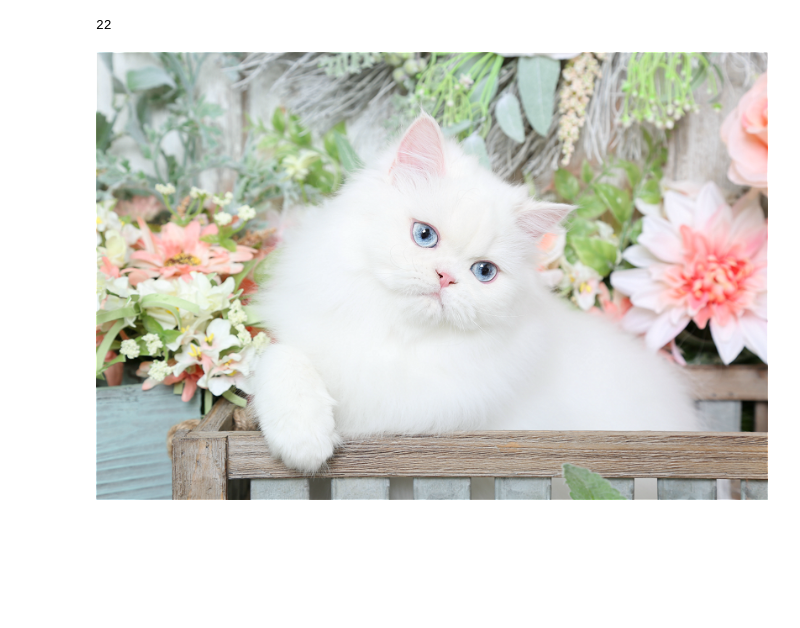
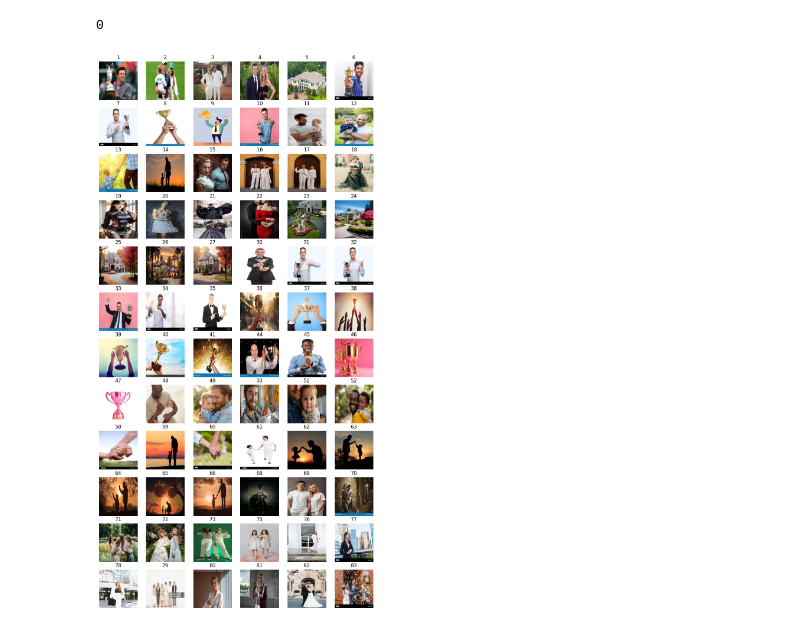
Before and after one commit to AndrewSwinn/MyFirstLLM, a Jupyter notebook: ad-hoc/DuckDuckWalkRead.ipynb, the cells around one changed output. Drawn from its saved outputs; the diff is of its cells as text; code cells hidden in the pictures; blank space fills up the shorter version.

```diff
--- a/ad-hoc/DuckDuckWalkRead.ipynb
+++ b/ad-hoc/DuckDuckWalkRead.ipynb
@@ -8,7 +9,7 @@ def treewalk(node_id=0, indent=0):
         print(node.id, " " * indent, node.text)
         treewalk(node.id, indent + 2)
 # %%
-with open(os.path.join(os.getcwd(), os.pardir, 'cat.pkl'), 'rb') as file:
+with open(os.path.join(os.getcwd(), os.pardir, 'rory.pkl'), 'rb') as file:
     results = pickle.load(file)
 # %%
 len(results)
@@ -29,9 +39,19 @@ treewalk()
 text = 'a small dog running through the grass'
 
 result = [result for result in results if result.text == text]
-# %% [output]
-22
+# %%
+len(result)
+# %% [output]
+0
 # %%
-results[7].image
+rows, cols = 12, 6
+fig, ax = plt.subplots(nrows=rows, ncols=cols, sharex=True, sharey=True, figsize=(12,24))
+for y in range(rows):
+    for x in range(cols):
+        ax[y][x].set_axis_off()
+        picture = results[y * cols + x].image.resize((240,240))
+
+        ax[y][x].imshow(picture)
+        ax[y][x].set_title(results[y * cols + x].id)
 # %% [output]
-[figure, old version]
+[figure, new version]
```
Also changed, not shown: parts of 5 cells of this notebook, 2 other files.
